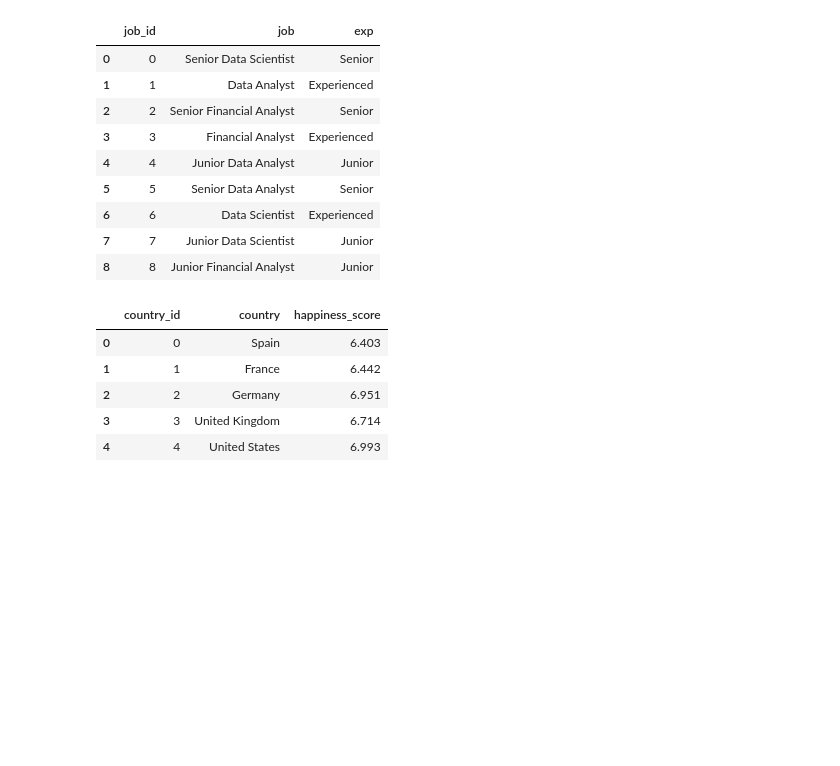
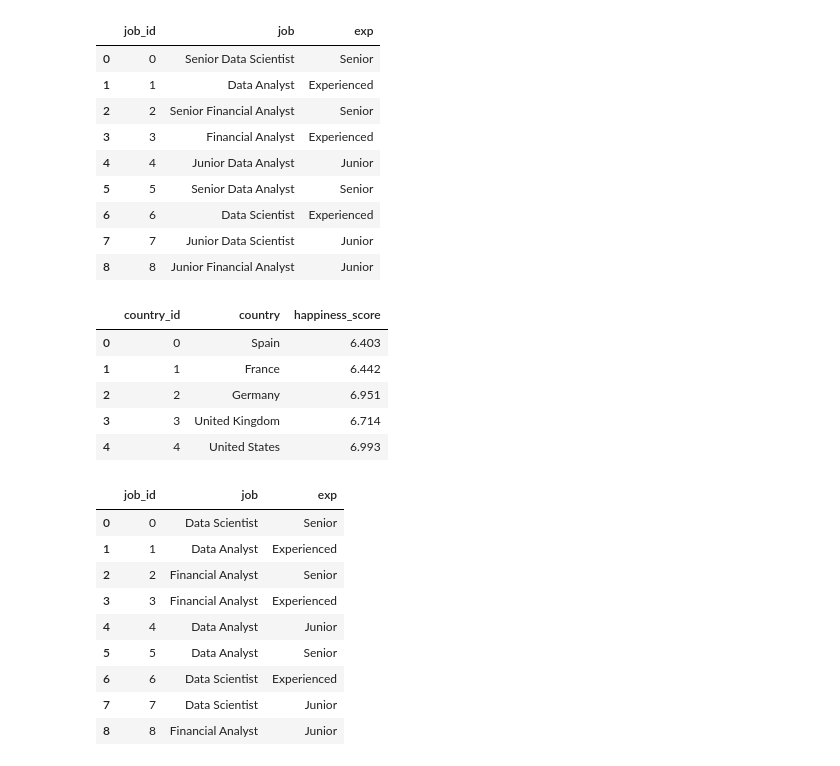
Before and after one commit to laurent-guerguy/Project-3-Our-Future-Data-Jobs-and-Salaries, a Jupyter notebook: Data_Thiefs_new.ipynb, the cells around one changed output. Cells and saved outputs as stored; diff of their text form; code cells hidden in the pictures; blank space fills up the shorter version.

Commit message:
Modification of the df_job_cleaned job column

```diff
--- a/Data_Thiefs_new.ipynb
+++ b/Data_Thiefs_new.ipynb
@@ -242,3 +242,19 @@ df_country
 | 4 | 4 | United States | 6.993 |
 # %%
 df_country.to_csv("data/df_country.csv", sep=",")
+# %%
+# Cleaning of the job column in the df_job_cleaned dataframe by removing "Senior" and "Junior" from job column
+df_job_cleaned["job"]=df_job_cleaned["job"].apply(lambda x: re.sub("Junior|Senior", "", x))
+# %%
+df_job_cleaned
+# %% [output]
+|  | job_id | job | exp |
+| 0 | 0 | Data Scientist | Senior |
+| 1 | 1 | Data Analyst | Experienced |
+| 2 | 2 | Financial Analyst | Senior |
+| 3 | 3 | Financial Analyst | Experienced |
+| 4 | 4 | Data Analyst | Junior |
+| 5 | 5 | Data Analyst | Senior |
+| 6 | 6 | Data Scientist | Experienced |
+| 7 | 7 | Data Scientist | Junior |
+| 8 | 8 | Financial Analyst | Junior |
```
Also changed, not shown: parts of 1 cell of this notebook, 1 other file.
